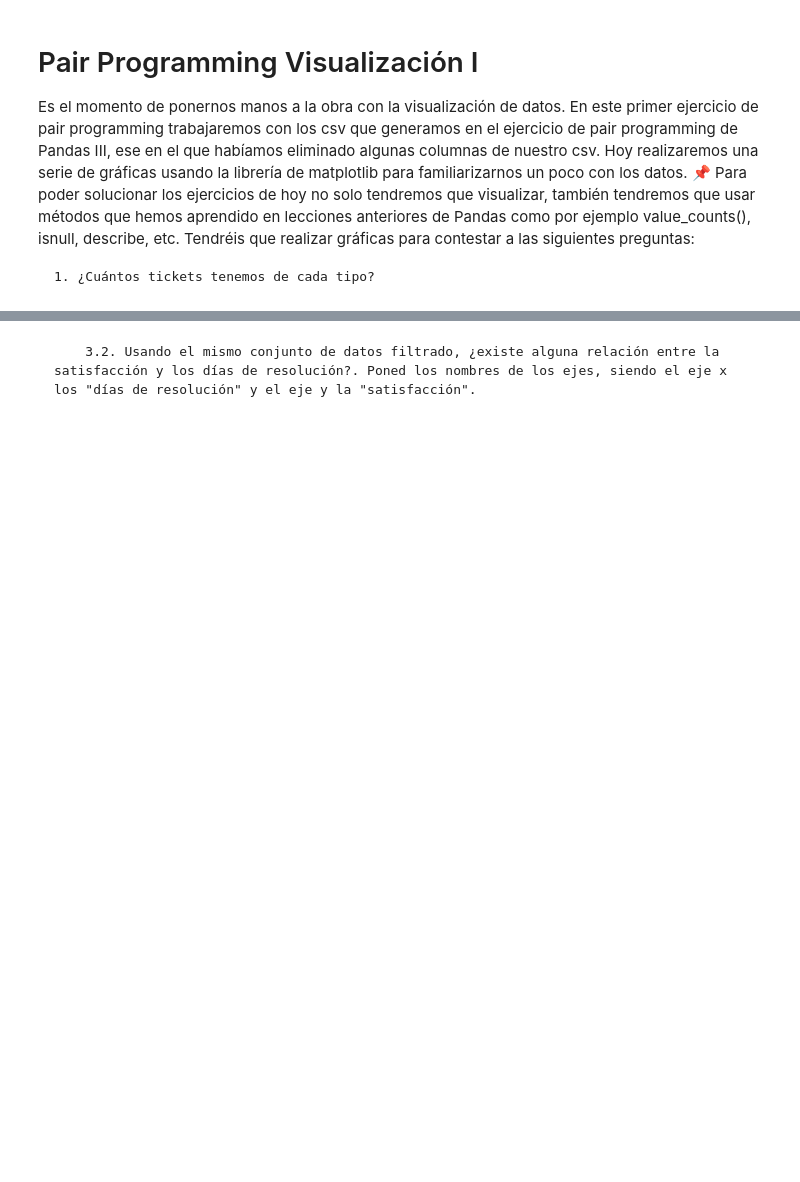
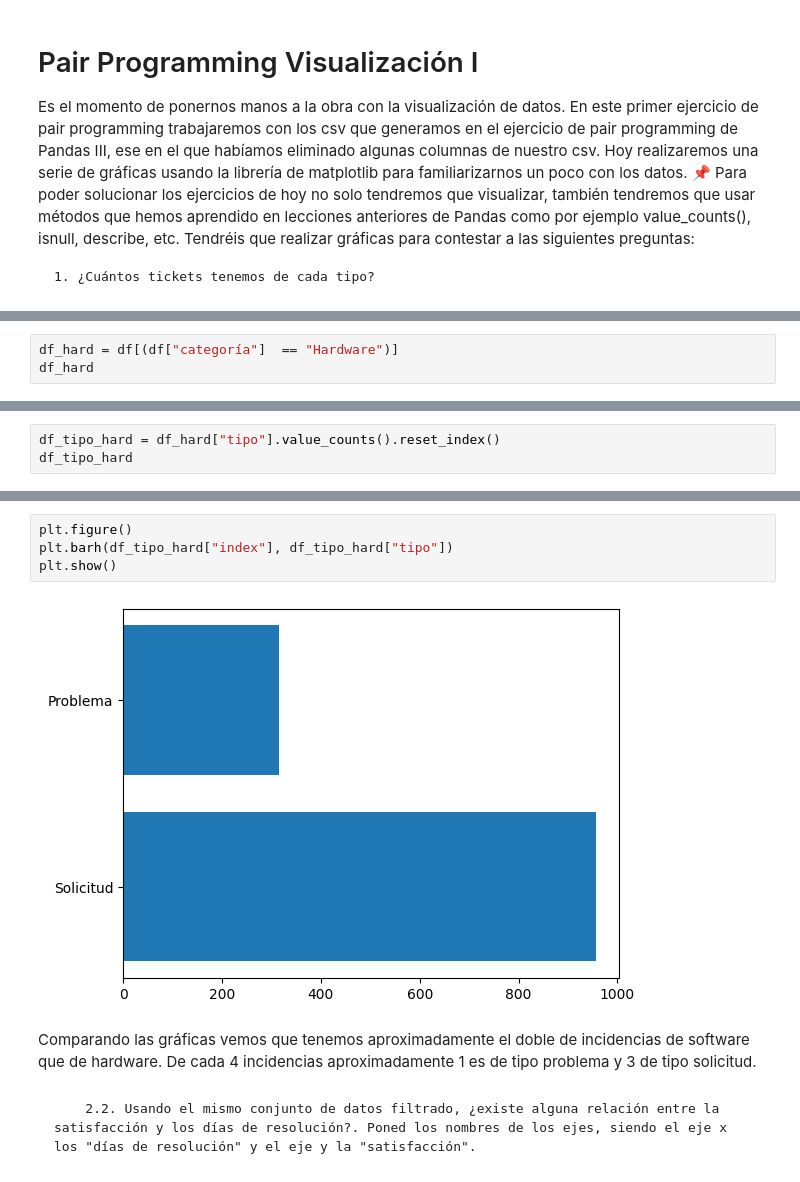
Before and after one commit to Adalab/promo-d-da-modulo2-sprint1-anabelen-silvia, a Jupyter notebook: ejercicio5/ejercicio5-matplotlib1.ipynb, the cells around one changed output, grey strips where cells are left out. Cells and saved outputs as stored; diff of their text form; blank space fills up the shorter version.

```diff
--- a/ejercicio5/ejercicio5-matplotlib1.ipynb
+++ b/ejercicio5/ejercicio5-matplotlib1.ipynb
@@ -13,0 +76,3 @@ Tendréis que realizar gráficas para contestar a las siguientes preguntas:
+# %%
+df_hard = df[(df["categoría"]  == "Hardware")]
+df_hard
@@ -13,0 +100,3 @@ Tendréis que realizar gráficas para contestar a las siguientes preguntas:
+# %%
+df_tipo_hard = df_hard["tipo"].value_counts().reset_index()
+df_tipo_hard
@@ -16,2 +115,10 @@ Tendréis que realizar gráficas para contestar a las siguientes preguntas:
+# %%
+plt.figure()
+plt.barh(df_tipo_hard["index"], df_tipo_hard["tipo"])
+plt.show()
+# %% [output]
+[figure, added]
+# %% [markdown]
+Comparando las gráficas vemos que tenemos aproximadamente el doble de incidencias de software que de hardware. De cada 4 incidencias aproximadamente 1 es de tipo problema y 3 de tipo solicitud.
 # %% [markdown]
-        3.2. Usando el mismo conjunto de datos filtrado, ¿existe alguna relación entre la satisfacción y los días de resolución?. Poned los nombres de los ejes, siendo el eje x los "días de resolución" y el eje y la "satisfacción".
+        2.2. Usando el mismo conjunto de datos filtrado, ¿existe alguna relación entre la satisfacción y los días de resolución?. Poned los nombres de los ejes, siendo el eje x los "días de resolución" y el eje y la "satisfacción".
```
Also changed, not shown: parts of 28 cells of this notebook, 1 other file.
